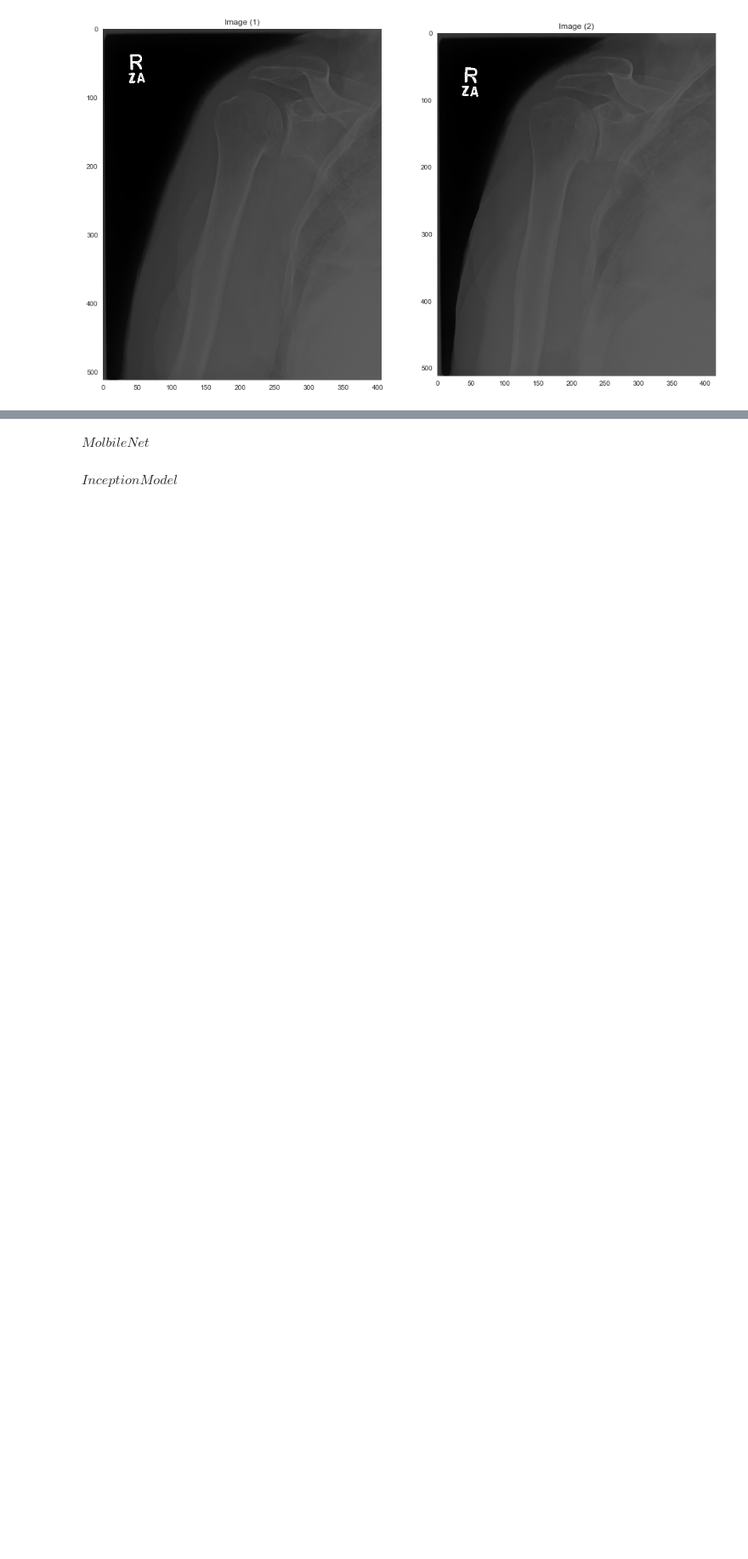
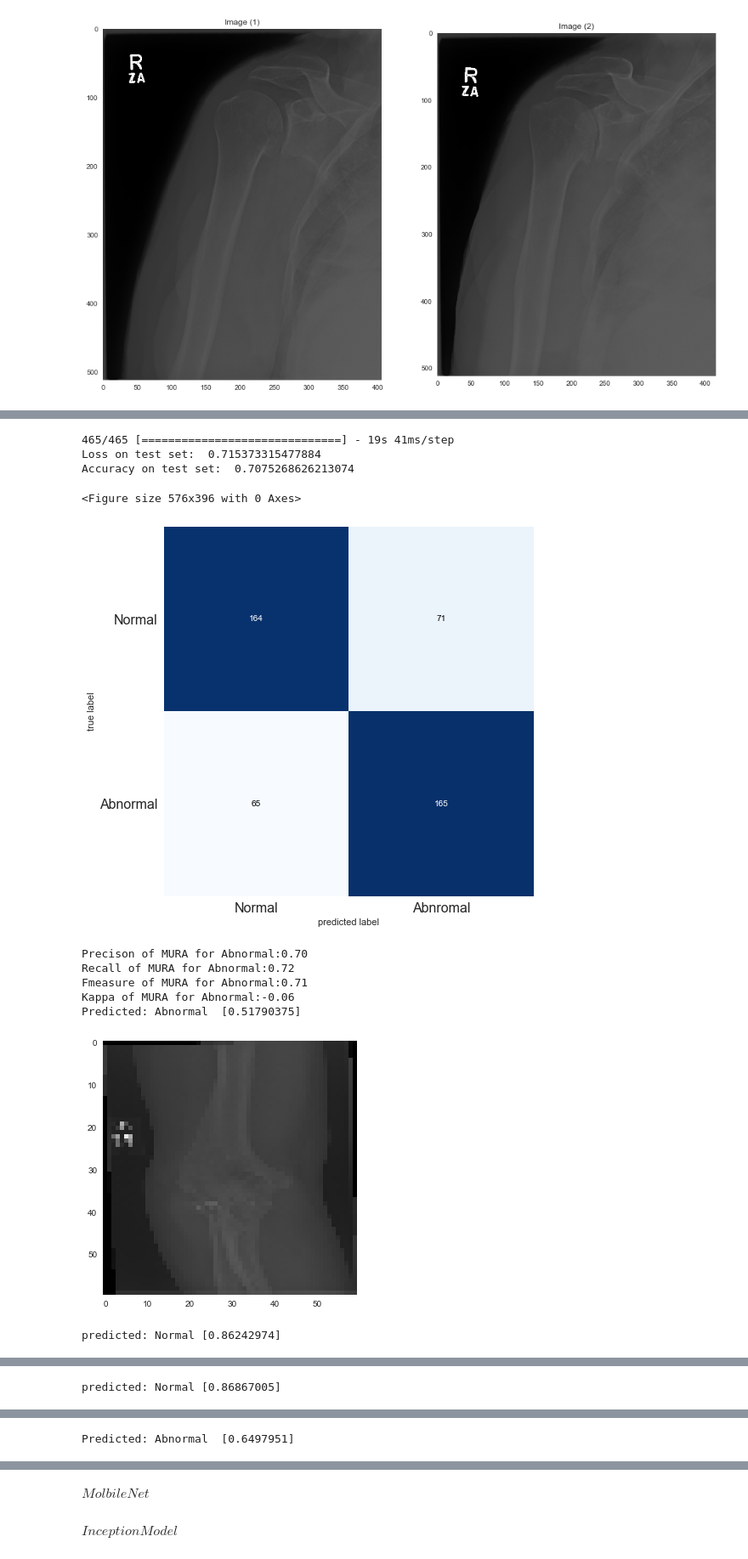
Before and after one commit to amikha33/MURA, a Jupyter notebook: MURA__.ipynb, the cells around one changed output, grey strips where cells are left out. Shown at 85% size. Cells and saved outputs as stored; diff of their text form; code cells hidden in the pictures; blank space fills up the shorter version.

```diff
--- a/MURA__.ipynb
+++ b/MURA__.ipynb
@@ -258,9 +311,9 @@ def plotingModel(history_):
 # %%
-def plotResults(data__Test,labels_Test,vgg_model):
-    test_loss, test_acc = vgg_model.evaluate(data__Test, labels_Test, batch_size=100)
+def plotResults(data__Test,labels_Test,_model):
+    test_loss, test_acc = _model.evaluate(data__Test, labels_Test, batch_size=100)
     print("Loss on test set: ", test_loss)
     print("Accuracy on test set: ", test_acc)
-    test_logits = vgg_model.predict(data__Test, batch_size=10)
+    test_logits = _model.predict(data__Test, batch_size=10)
     cm  = confusion_matrix(labels_Test, np.round(test_logits))
     plt.figure()
     plot_confusion_matrix(cm,figsize=(12,8), hide_ticks=True, cmap=plt.cm.Blues)
@@ -270,25 +323,22 @@ def plotResults(data__Test,labels_Test,vgg_model):
     true_negative, false_positive, false_negative, true_positive  = cm.ravel()
     precision = true_positive / (true_positive + false_positive)
     recall = true_positive / (true_positive + false_negative)
+    f1=2*((precision*recall)/(precision+recall))
+    kappa=kappaC(true_negative, false_positive, false_negative, true_positive)
 
     print('Precison of MURA for Abnormal:{:.2f}'.format(precision))
     print('Recall of MURA for Abnormal:{:.2f}'.format(recall))
-    list=[]
-    end_=200
-    num_test = 8
-
+    print('Fmeasure of MURA for Abnormal:{:.2f}'.format(f1))
+    print('Kappa of MURA for Abnormal:{:.2f}'.format(kappa))
+    num_test = 20
+    predictions = _model.predict(data__Test[:num_test,:,:,:])
     for i in range(num_test):
-        r=random.randint(1,end_)
-        if r not in list: list.append(r)
-
-    predictions = vgg_model.predict(data__Test[:end_,:,:,:])
-    for i in range(0,num_test):
-        if predictions[list[i]] <test_acc:
-            print("Predicted: Abnormal ",predictions[list[i]])
+        if predictions[i] <test_acc:
+            print("Predicted: Abnormal ",predictions[i])
         else:
-            print("predicted: Normal",predictions[list[i]])
-        plt.imshow(data__Test[list[i]])
+            print("predicted: Normal",predictions[i])
+        plt.imshow(data__Test[i])
         plt.grid(False)
 
         plt.show()
-    return test_acc
+    return test_acc,kappa
@@ -347,0 +371,15 @@ Epoch 5/10
+# %%
+test_accElbow,kappa_vgg19_elbow=plotResults(dataElbow__Test,labelsWlbow_Test,modelElbow)
+# %% [output]
+465/465 [==============================] - 19s 41ms/step
+Loss on test set:  0.715373315477884
+Accuracy on test set:  0.7075268626213074
+<Figure size 576x396 with 0 Axes>
+[figure, added]
+Precison of MURA for Abnormal:0.70
+Recall of MURA for Abnormal:0.72
+Fmeasure of MURA for Abnormal:0.71
+Kappa of MURA for Abnormal:-0.06
+Predicted: Abnormal  [0.51790375]
+[figure, added]
+predicted: Normal [0.86242974]
@@ -347,0 +387 @@ Epoch 5/10
+predicted: Normal [0.86867005]
@@ -347,0 +389 @@ Epoch 5/10
+Predicted: Abnormal  [0.6497951]
```
Also changed, not shown: parts of 65 cells of this notebook, 1 other file.
